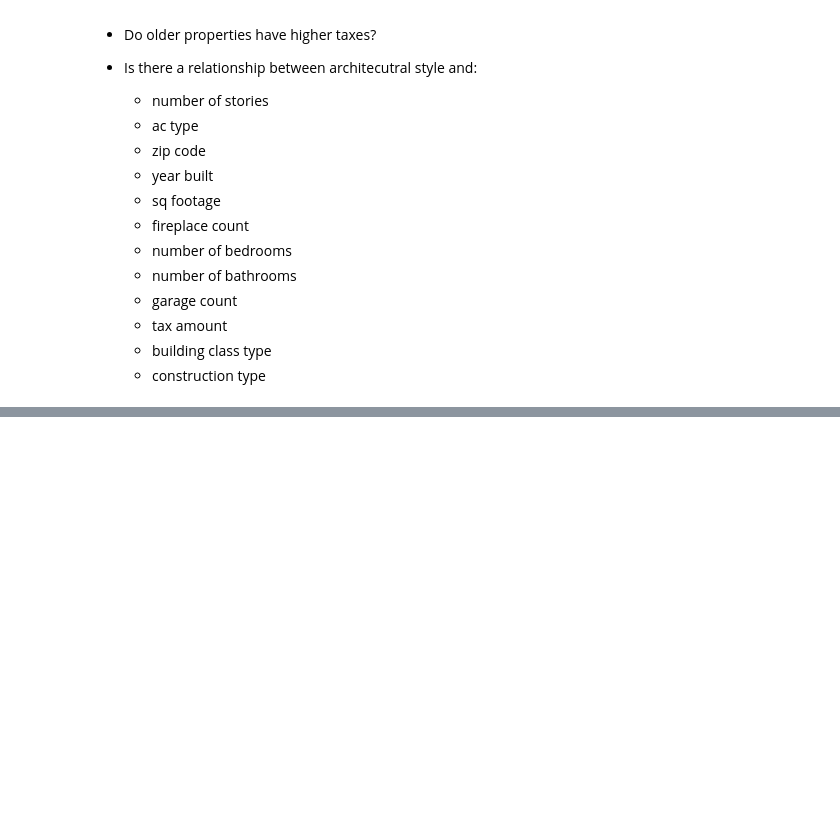
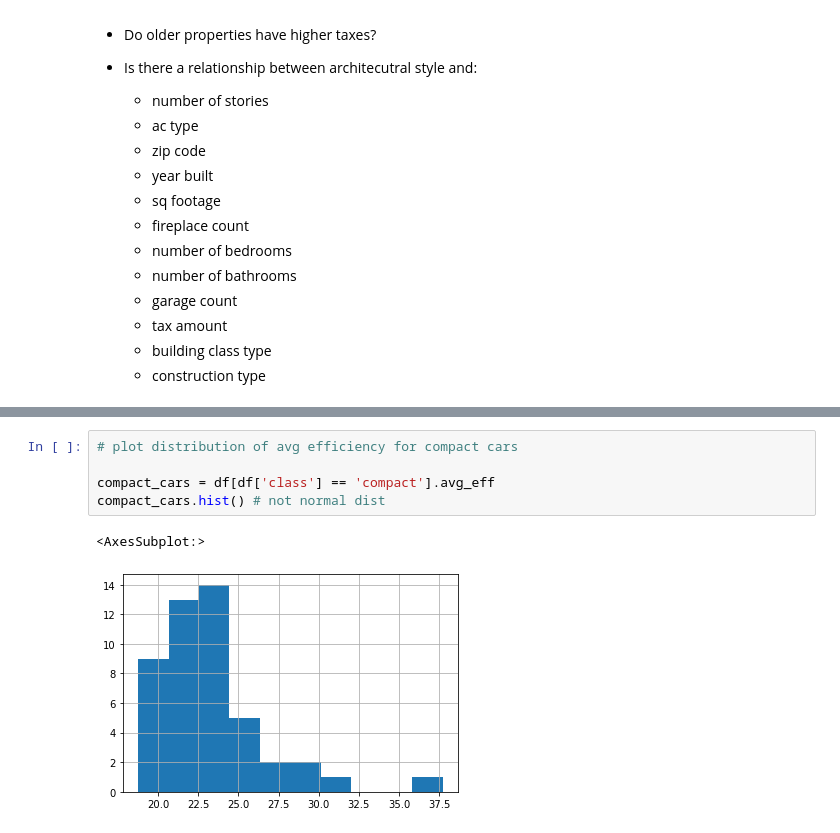
Before and after one commit to mariamnaqvi/statistics-exercises, a Jupyter notebook: hypothesis_testing.ipynb, the cells around one changed output, grey strips where cells are left out. Drawn from its saved outputs; the diff is of its cells as text; blank space fills up the shorter version.

```diff
--- a/hypothesis_testing.ipynb
+++ b/hypothesis_testing.ipynb
@@ -122,0 +317,8 @@
+# %%
+# plot distribution of avg efficiency for compact cars
+
+compact_cars = df[df['class'] == 'compact'].avg_eff
+compact_cars.hist() # not normal dist
+# %% [output]
+<AxesSubplot:>
+[figure, added]
```
Also changed, not shown: parts of 62 cells of this notebook.
